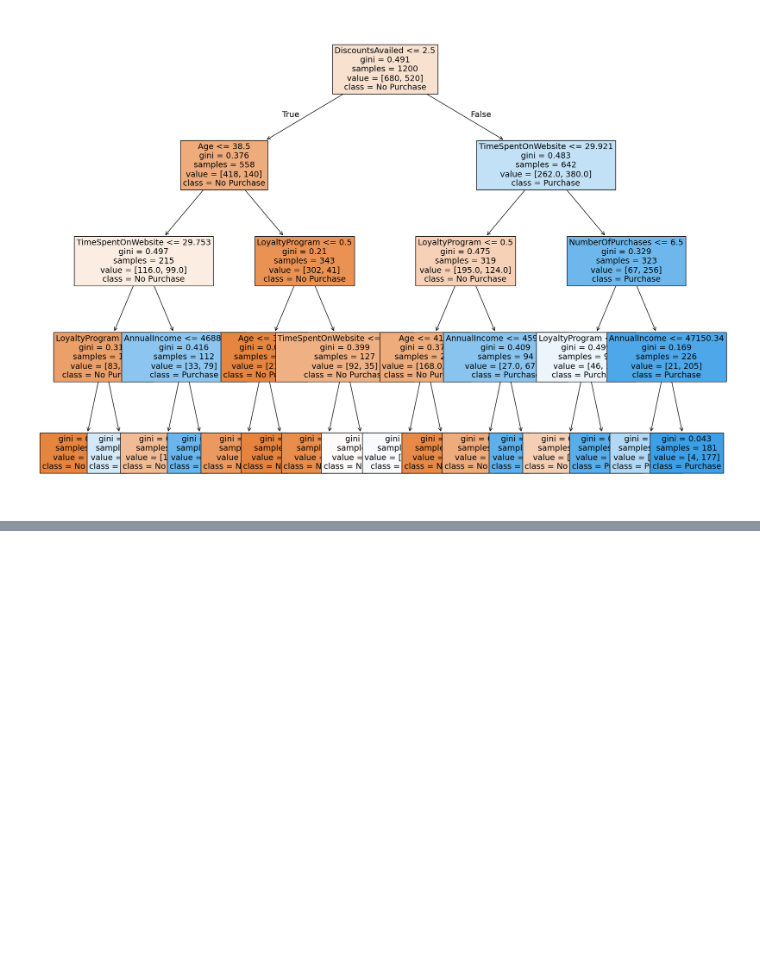
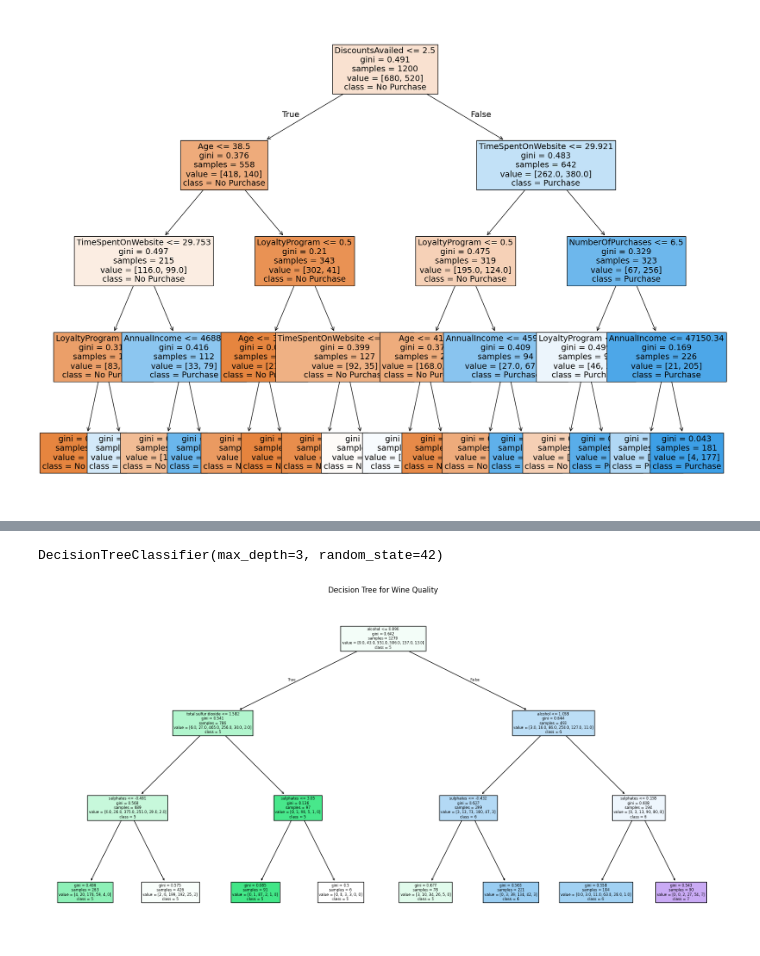
Before and after one commit to 43pratik/ML_lab, a Jupyter notebook: Prac_6.ipynb, the cells around one changed output, grey strips where cells are left out. Cells and saved outputs as stored; diff of their text form; code cells hidden in the pictures; blank space fills up the shorter version.

```diff
--- a/Prac_6.ipynb
+++ b/Prac_6.ipynb
@@ -90,3 +90,5 @@ from sklearn.preprocessing import StandardScaler
 from sklearn.metrics import accuracy_score, classification_report
 import matplotlib.pyplot as plt
 import seaborn as sns
+# %%
+data = pd.read_csv("/content/winequality-red.csv")
@@ -92,0 +113,21 @@ import seaborn as sns
+# %%
+#Feature Scaling
+X = data.drop('quality', axis=1)
+y = data['quality']
+scaler = StandardScaler()
+X_scaled = scaler.fit_transform(X)
+# %%
+#split the datset
+X_train, X_test, y_train, y_test = train_test_split(X_scaled, y, test_size=0.2, random_state=42)
+#Train the Decision Tree Classifier
+clf = DecisionTreeClassifier(random_state=42,max_depth=3)
+clf.fit(X_train, y_train)
+# %% [output]
+DecisionTreeClassifier(max_depth=3, random_state=42)
+# %%
+plt.figure(figsize=(20,10))
+plot_tree(clf, feature_names=X.columns, class_names=[str(i) for i in sorted(y.unique())], filled=True)
+plt.title("Decision Tree for Wine Quality")
+plt.show()
+# %% [output]
+[figure, added]
```
Also changed, not shown: parts of 4 cells of this notebook.
